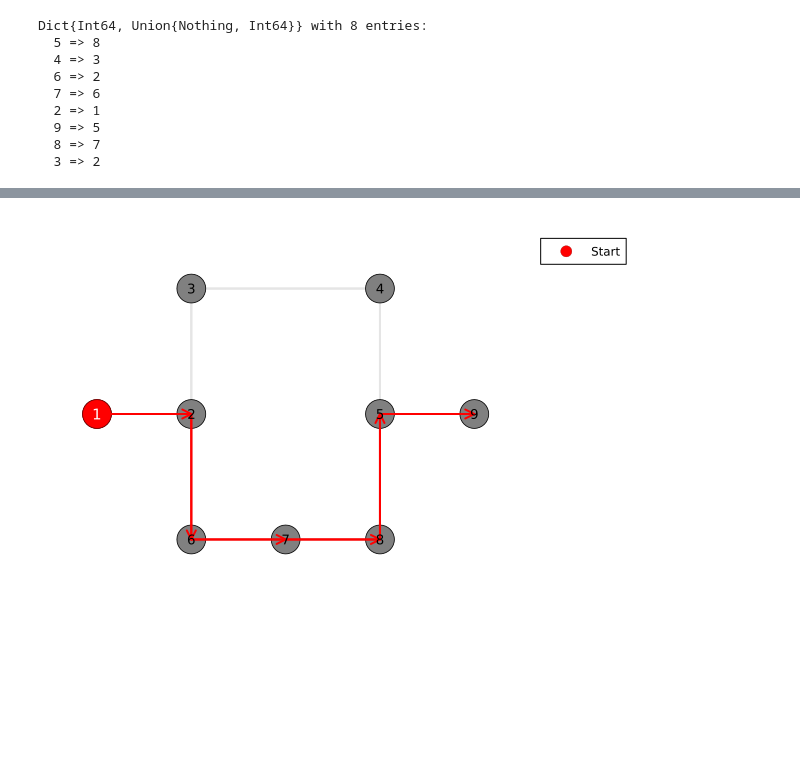
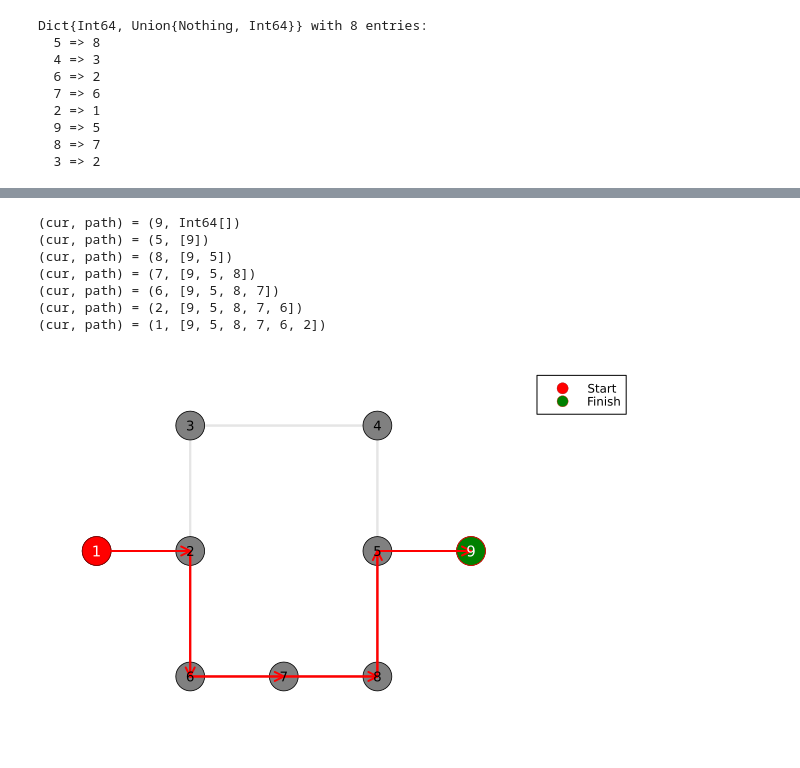
Before and after one commit to varnerlab/CHEME-140-eCornell-Repository, a Jupyter notebook: courses/CHEME-143/module-3/CHEME-143-M3-Dijkstra-FunWithShortestPath-Ungraded-Codio-Activity.ipynb, the cells around one changed output, grey strips where cells are left out. Drawn from its saved outputs; the diff is of its cells as text; code cells hidden in the pictures; blank space fills up the shorter version.

```diff
--- a/courses/CHEME-143/module-3/CHEME-143-M3-Dijkstra-FunWithShortestPath-Ungraded-Codio-Activity.ipynb
+++ b/courses/CHEME-143/module-3/CHEME-143-M3-Dijkstra-FunWithShortestPath-Ungraded-Codio-Activity.ipynb
@@ -107,12 +107,19 @@ Reconstructs the shortest path from the source to a given node using the predece
 ### Returns
 - An array representing the path from source to the target node.
 """
-function reconstruct_path(pmap, node)
+function reconstruct_path(pmap, node; startingindex::Int64 = 1)
+
     path = Int[]
     cur = node
     while cur !== nothing
+
+        @show cur, path
+
         push!(path, cur)
         cur = get(pmap, cur, nothing)
+
+
+
     end
     reverse!(path)
     return path
@@ -241,9 +293,9 @@ let
 
     # initialize -
     base_graphmodel = directedgraphmodel;
-
-    # call the flow -
-    f = flow(directedgraphmodel, d, p);
+    source_node = 1
+    target_node = 9
+    shortest_path_nodes = reconstruct_path(p,  target_node); # reconstruct the path to the project completion node (9)
 
     q = plot();
     for (k,v) ∈ base_graphmodel.edgesinverse
@@ -255,38 +307,46 @@ let
     end
     scatter!(node_coordinates[:,1], node_coordinates[:,2], axis=nothing, border=:none, label="", c=:gray, ms=16)
 
-    source_node = 1
-    target_node = 9
+
     scatter!([node_coordinates[source_node,1]], [node_coordinates[source_node,2]],
              c=:red, ms=16, markerstroke=2, markerstrokecolor=:darkred,
              label="Start")
 
+    scatter!([node_coordinates[target_node,1]], [node_coordinates[target_node,2]],
+             c=:green, ms=16, markerstroke=2, markerstrokecolor=:red,
+             label="Finish")
+
     # plot path -
-    shortest_path_nodes = reconstruct_path(p, 9); # reconstruct the path to the project completion node (9)
     for i in 1:length(shortest_path_nodes)-1
         s = shortest_path_nodes[i]
         t = shortest_path_nodes[i+1]
         plot!([node_coordinates[s,1], node_coordinates[t,1]],[node_coordinates[s,2], node_coordinates[t,2]], arrow=true, color=:red, lw=2, label="")
     end
 
     n_nodes = size(node_coordinates, 1)
     for i in 1:n_nodes
         x = node_coordinates[i,1]
         y = node_coordinates[i,2]
-        if i == 1
+        if i == source_node || i == target_node
             # white text for the red source node
             annotate!(x, y, text(string(i), 10, :white))
         else
             # black text for other nodes
             annotate!(x, y, text(string(i), 9, :black))
         end
     end
 
     plot!(axis=nothing, border=:none, legend=:outertopright, legendfontsize=8,
           background_color=:white, xlim=(9.5, 14.5), ylim=(8.5, 11.5))
 
     current()
-
 end
 # %% [output]
+(cur, path) = (9, Int64[])
+(cur, path) = (5, [9])
+(cur, path) = (8, [9, 5])
+(cur, path) = (7, [9, 5, 8])
+(cur, path) = (6, [9, 5, 8, 7])
+(cur, path) = (2, [9, 5, 8, 7, 6])
+(cur, path) = (1, [9, 5, 8, 7, 6, 2])
-[figure, old version]
+[figure, new version]
```
Also changed, not shown: parts of 20 cells of this notebook, 1 other file.
